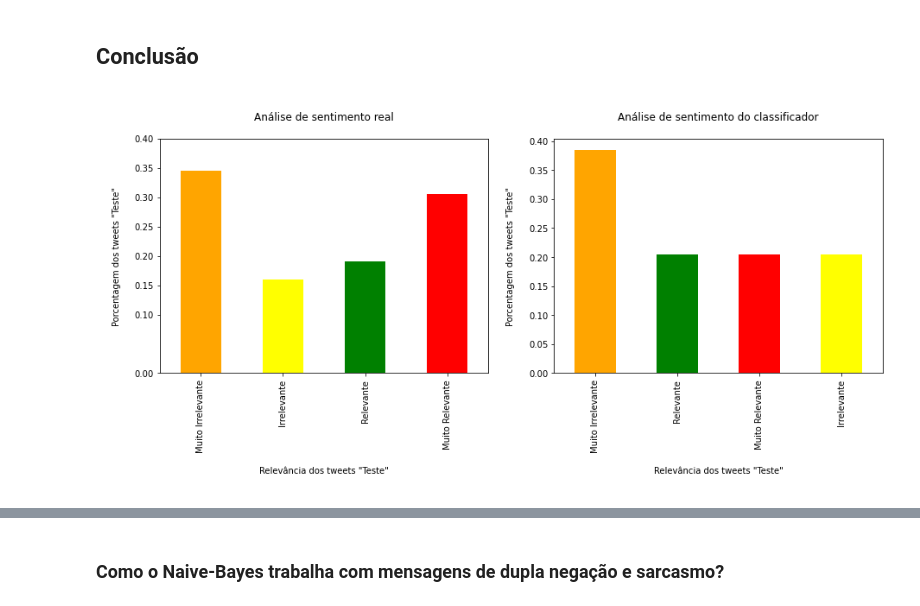
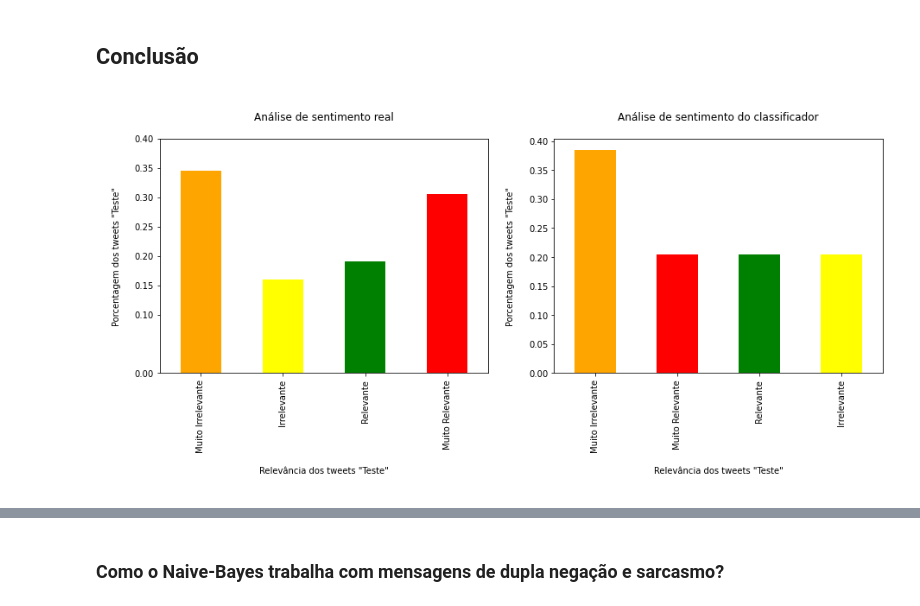
Before and after one commit to alicealongman/P1-cdados, a Jupyter notebook: Projeto1_Layout_Classificador.ipynb, the cells around one changed output, grey strips where cells are left out. Saved outputs shown, nothing was run; the diff lists cells and outputs as text; code cells hidden in the pictures.

Commit message:
Adicionei histogramas

```diff
--- a/Projeto1_Layout_Classificador.ipynb
+++ b/Projeto1_Layout_Classificador.ipynb
@@ -473,30 +473,30 @@ NÃO IMPORTANTES
 # %%
 #comparação
 
 plt.figure(figsize=(15, 5))
 
 dado = test['Classificação'].value_counts(normalize =  True, sort = False)
 
 dadoc = test['Classificador'].value_counts(normalize =  True)
 
 
 colors = ['orange', 'yellow', 'green', 'red']
-colors2 = ['orange', 'green', 'red', 'yellow']
+colors2 = ['orange', 'red', 'green', 'yellow']
 
 plt.subplot(121)
 dado.plot.bar(stacked = True, color=colors)
 plt.xlabel('\nRelevância dos tweets "Teste"\n')
 plt.yticks([0,0.1, 0.15, 0.2, 0.25, 0.3, 0.35, 0.4])
 plt.ylabel('\nPorcentagem dos tweets "Teste"\n')
 plt.title('\nAnálise de sentimento real\n')
 
 plt.subplot(122)
 dadoc.plot.bar(stacked = True, color=colors2)
 plt.xlabel('\nRelevância dos tweets "Teste"\n')
 plt.ylabel('\nPorcentagem dos tweets "Teste"\n')
 plt.title('\nAnálise de sentimento do classificador\n')
 
 
 plt.show()
 # %% [output]
-[figure, old version]
+[figure, new version]
```
Also changed, not shown: parts of 8 cells of this notebook.
